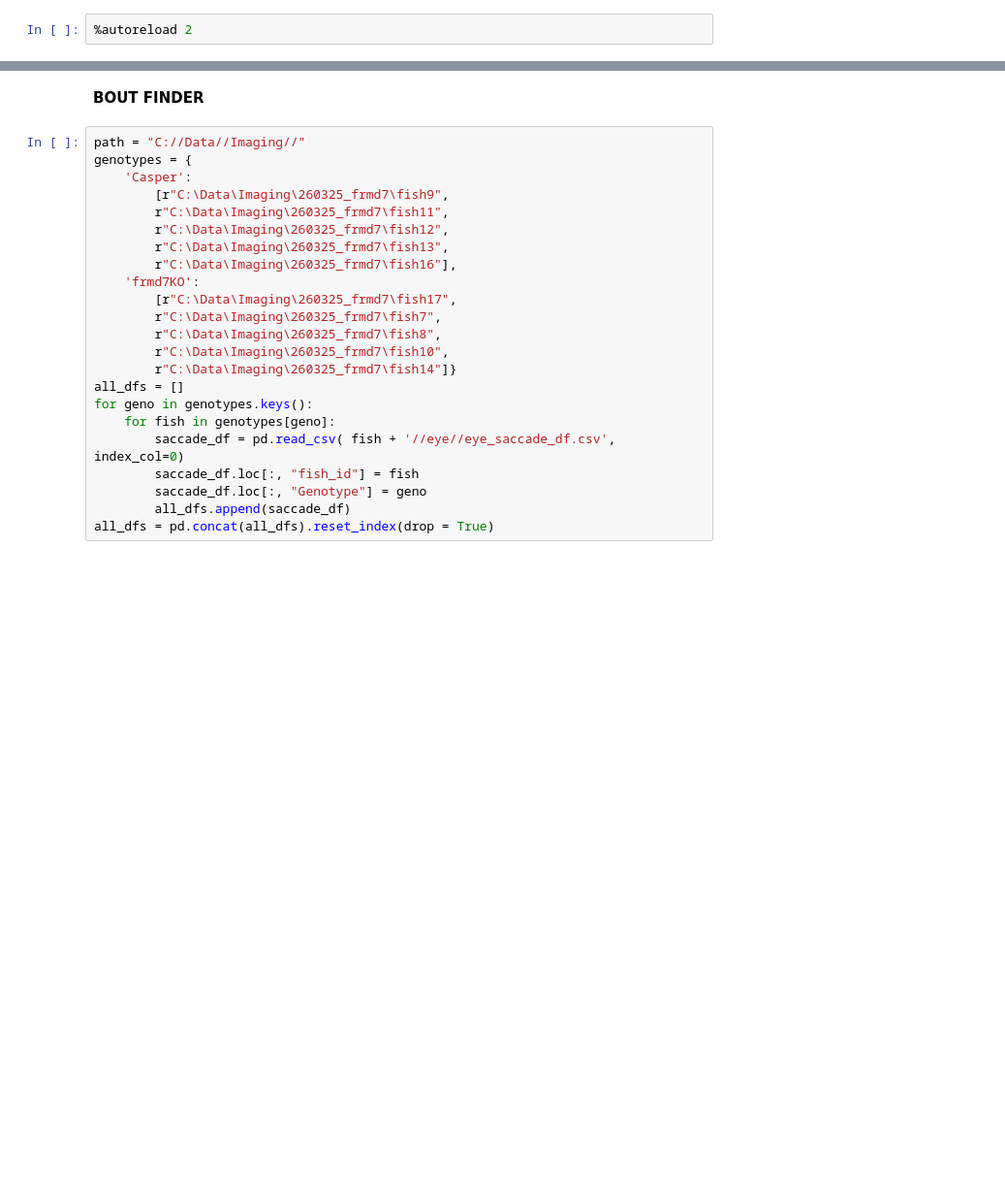
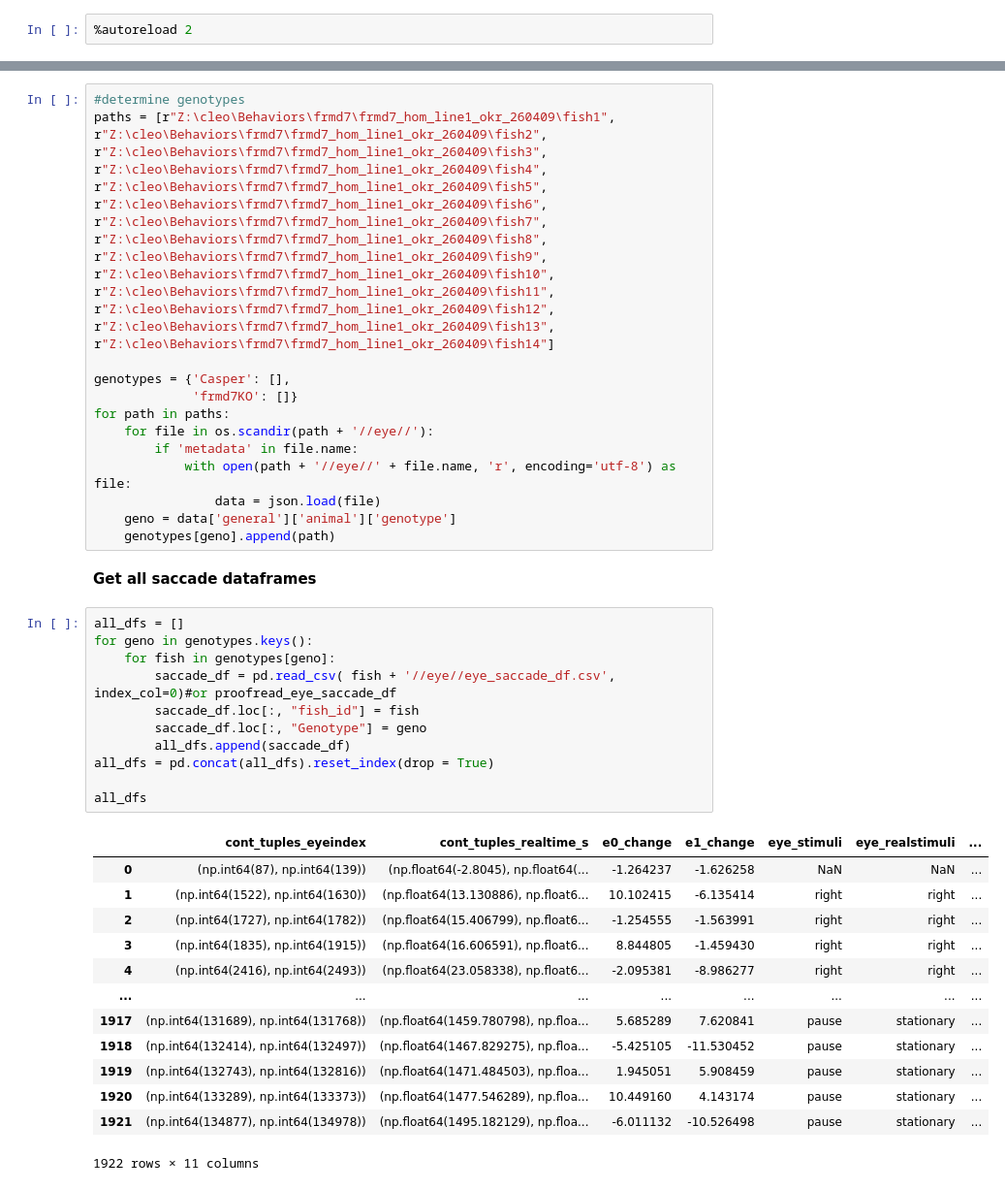
Before and after one commit to Naumann-Lab/caImageAnalysis, a Jupyter notebook: behavior_finder/eye_summary_acrossgenotype.ipynb, the cells around one changed output, grey strips where cells are left out. Shown at 97% size. Saved outputs shown, nothing was run; the diff lists cells and outputs as text; blank space fills up the shorter version.

```diff
--- a/behavior_finder/eye_summary_acrossgenotype.ipynb
+++ b/behavior_finder/eye_summary_acrossgenotype.ipynb
@@ -25,26 +14,54 @@ plt.rcParams.update({'font.size': 13})
-# %% [markdown]
-__BOUT FINDER__
+# %%
+#determine genotypes
+paths = [r"Z:\cleo\Behaviors\frmd7\frmd7_hom_line1_okr_260409\fish1",
+r"Z:\cleo\Behaviors\frmd7\frmd7_hom_line1_okr_260409\fish2",
+r"Z:\cleo\Behaviors\frmd7\frmd7_hom_line1_okr_260409\fish3",
+r"Z:\cleo\Behaviors\frmd7\frmd7_hom_line1_okr_260409\fish4",
+r"Z:\cleo\Behaviors\frmd7\frmd7_hom_line1_okr_260409\fish5",
+r"Z:\cleo\Behaviors\frmd7\frmd7_hom_line1_okr_260409\fish6",
+r"Z:\cleo\Behaviors\frmd7\frmd7_hom_line1_okr_260409\fish7",
+r"Z:\cleo\Behaviors\frmd7\frmd7_hom_line1_okr_260409\fish8",
+r"Z:\cleo\Behaviors\frmd7\frmd7_hom_line1_okr_260409\fish9",
+r"Z:\cleo\Behaviors\frmd7\frmd7_hom_line1_okr_260409\fish10",
+r"Z:\cleo\Behaviors\frmd7\frmd7_hom_line1_okr_260409\fish11",
+r"Z:\cleo\Behaviors\frmd7\frmd7_hom_line1_okr_260409\fish12",
+r"Z:\cleo\Behaviors\frmd7\frmd7_hom_line1_okr_260409\fish13",
+r"Z:\cleo\Behaviors\frmd7\frmd7_hom_line1_okr_260409\fish14"]
+
+genotypes = {'Casper': [],
+             'frmd7KO': []}
+for path in paths:
+    for file in os.scandir(path + '//eye//'):
+        if 'metadata' in file.name:
+            with open(path + '//eye//' + file.name, 'r', encoding='utf-8') as file:
+                data = json.load(file)
+    geno = data['general']['animal']['genotype']
+    genotypes[geno].append(path)
+# %% [markdown]
+__Get all saccade dataframes__
 # %%
-path = "C://Data//Imaging//"
-genotypes = {
-    'Casper':
-        [r"C:\Data\Imaging\260325_frmd7\fish9",
-        r"C:\Data\Imaging\260325_frmd7\fish11",
-        r"C:\Data\Imaging\260325_frmd7\fish12",
-        r"C:\Data\Imaging\260325_frmd7\fish13",
-        r"C:\Data\Imaging\260325_frmd7\fish16"],
-    'frmd7KO':
-        [r"C:\Data\Imaging\260325_frmd7\fish17",
-        r"C:\Data\Imaging\260325_frmd7\fish7",
-        r"C:\Data\Imaging\260325_frmd7\fish8",
-        r"C:\Data\Imaging\260325_frmd7\fish10",
-        r"C:\Data\Imaging\260325_frmd7\fish14"]}
 all_dfs = []
 for geno in genotypes.keys():
     for fish in genotypes[geno]:
-        saccade_df = pd.read_csv( fish + '//eye//eye_saccade_df.csv', index_col=0)
+        saccade_df = pd.read_csv( fish + '//eye//eye_saccade_df.csv', index_col=0)#or proofread_eye_saccade_df
         saccade_df.loc[:, "fish_id"] = fish
         saccade_df.loc[:, "Genotype"] = geno
         all_dfs.append(saccade_df)
 all_dfs = pd.concat(all_dfs).reset_index(drop = True)
+
+all_dfs
+# %% [output]
+|  | cont_tuples_eyeindex | cont_tuples_realtime_s | e0_change | e1_change | eye_stimuli | eye_realstimuli | ... |
+| 0 | (np.int64(87), np.int64(139)) | (np.float64(-2.8045), np.float64(... | -1.264237 | -1.626258 | NaN | NaN | ... |
+| 1 | (np.int64(1522), np.int64(1630)) | (np.float64(13.130886), np.float6... | 10.102415 | -6.135414 | right | right | ... |
+| 2 | (np.int64(1727), np.int64(1782)) | (np.float64(15.406799), np.float6... | -1.254555 | -1.563991 | right | right | ... |
+| 3 | (np.int64(1835), np.int64(1915)) | (np.float64(16.606591), np.float6... | 8.844805 | -1.459430 | right | right | ... |
+| 4 | (np.int64(2416), np.int64(2493)) | (np.float64(23.058338), np.float6... | -2.095381 | -8.986277 | right | right | ... |
+| ... | ... | ... | ... | ... | ... | ... | ... |
+| 1917 | (np.int64(131689), np.int64(131768)) | (np.float64(1459.780798), np.floa... | 5.685289 | 7.620841 | pause | stationary | ... |
+| 1918 | (np.int64(132414), np.int64(132497)) | (np.float64(1467.829275), np.floa... | -5.425105 | -11.530452 | pause | stationary | ... |
+| 1919 | (np.int64(132743), np.int64(132816)) | (np.float64(1471.484503), np.floa... | 1.945051 | 5.908459 | pause | stationary | ... |
+| 1920 | (np.int64(133289), np.int64(133373)) | (np.float64(1477.546289), np.floa... | 10.449160 | 4.143174 | pause | stationary | ... |
+| 1921 | (np.int64(134877), np.int64(134978)) | (np.float64(1495.182129), np.floa... | -6.011132 | -10.526498 | pause | stationary | ... |
+1922 rows × 11 columns
 # %%
```
Also changed, not shown: parts of 22 cells of this notebook, 9 other files.
